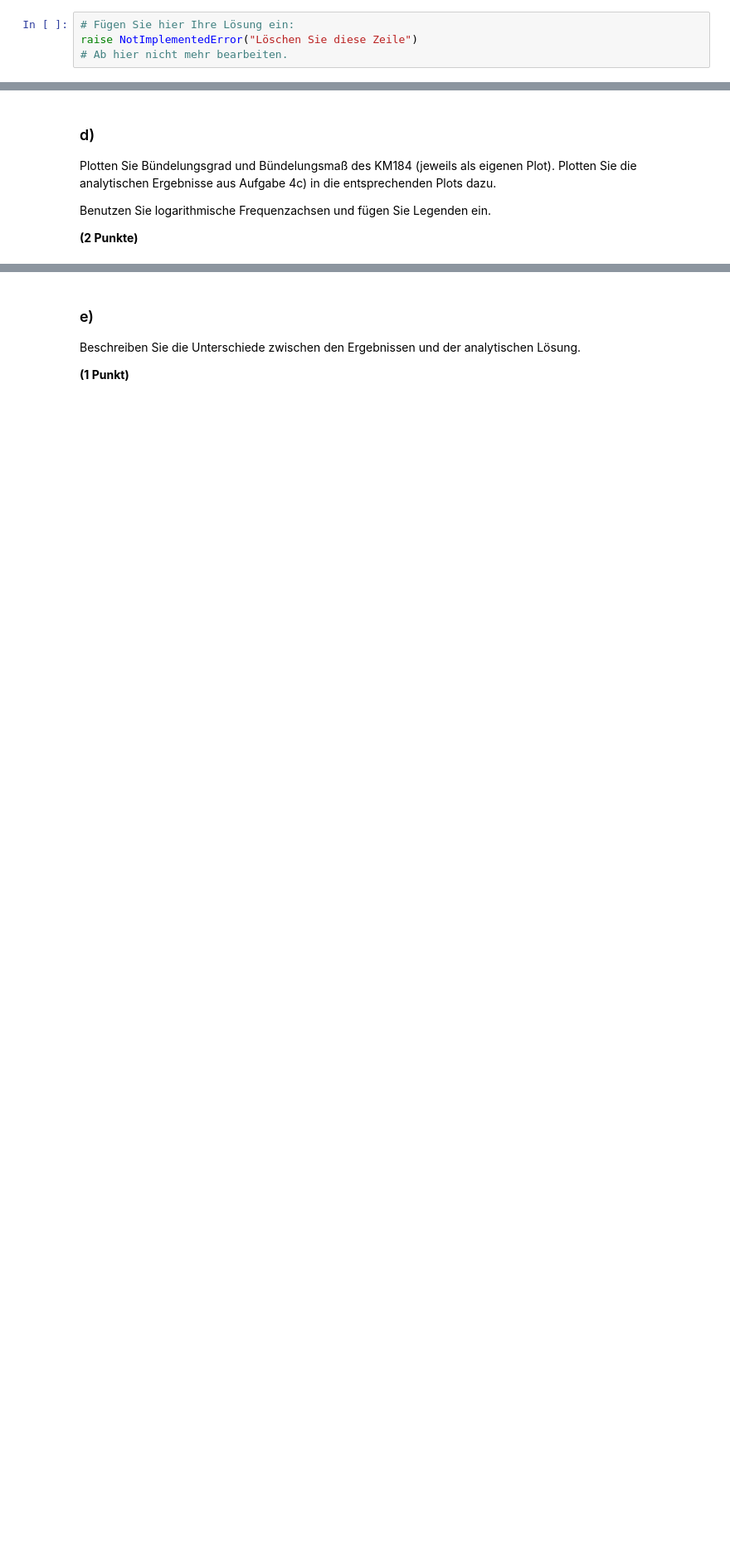
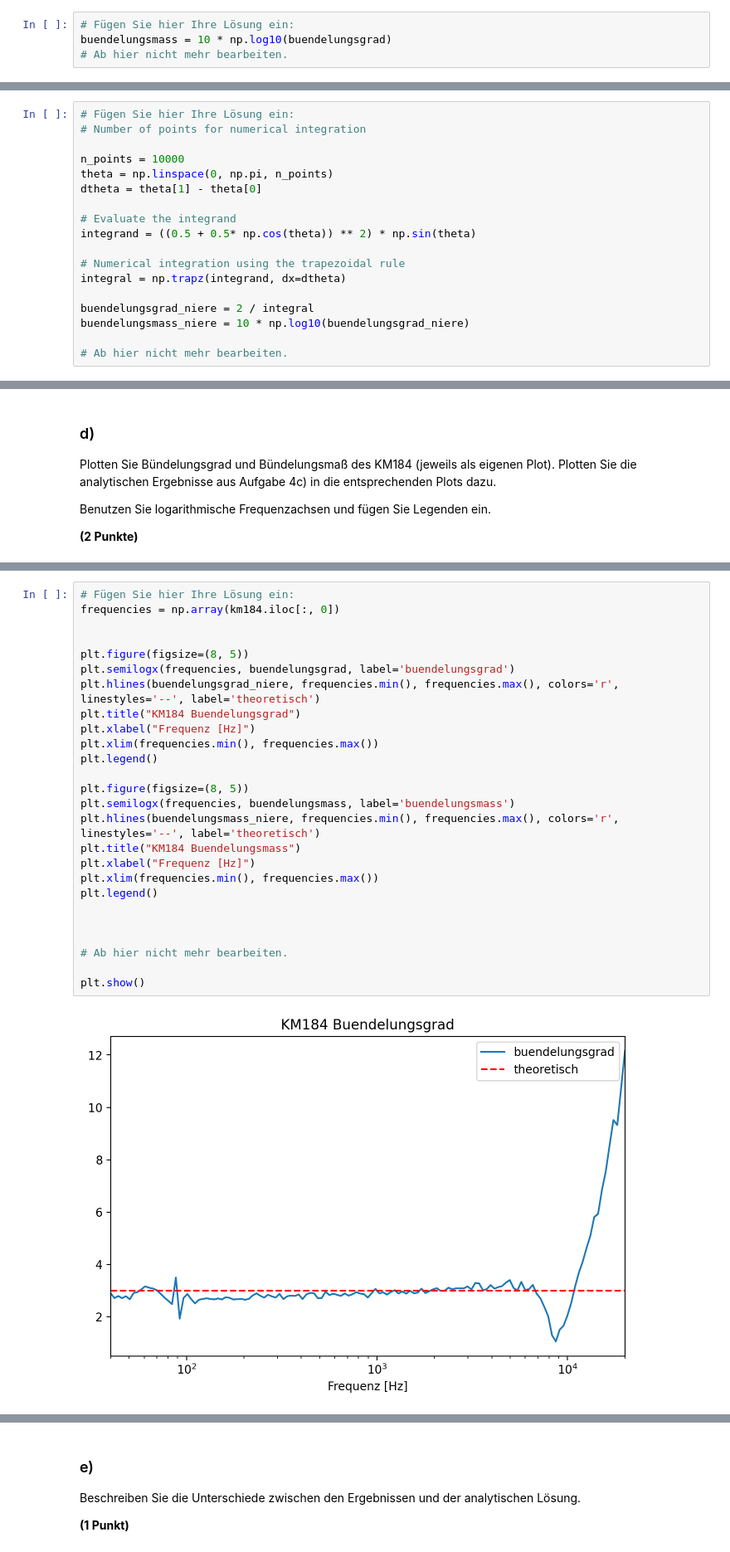
Before and after one commit to Comrad3J/Elektroakustik-SoSe2025-GruppeN, a Jupyter notebook: hausaufgabe_1/Elektroakustik_HA1.ipynb, the cells around one changed output, grey strips where cells are left out. Shown at 83% size. Cells and saved outputs as stored; diff of their text form; blank space fills up the shorter version.

```diff
--- a/hausaufgabe_1/Elektroakustik_HA1.ipynb
+++ b/hausaufgabe_1/Elektroakustik_HA1.ipynb
@@ -409,7 +418,7 @@ Berechnen Sie das Bündelungsmaß $d(f)$ des KM 184. Speichern Sie die Werte in
 **(1 Punkt)**
 # %%
 # Fügen Sie hier Ihre Lösung ein:
-raise NotImplementedError("Löschen Sie diese Zeile")
+buendelungsmass = 10 * np.log10(buendelungsgrad)
 # Ab hier nicht mehr bearbeiten.
 # %%
 # DIESE ZELLE NICHT BEARBEITEN
@@ -440,3 +445,21 @@ raise NotImplementedError("Löschen Sie diese Zeile")
+# %%
+# Fügen Sie hier Ihre Lösung ein:
+# Number of points for numerical integration
+
+n_points = 10000
+theta = np.linspace(0, np.pi, n_points)
+dtheta = theta[1] - theta[0]
+
+# Evaluate the integrand
+integrand = ((0.5 + 0.5* np.cos(theta)) ** 2) * np.sin(theta)
+
+# Numerical integration using the trapezoidal rule
+integral = np.trapz(integrand, dx=dtheta)
+
+buendelungsgrad_niere = 2 / integral
+buendelungsmass_niere = 10 * np.log10(buendelungsgrad_niere)
+
+# Ab hier nicht mehr bearbeiten.
 # %%
 # DIESE ZELLE NICHT BEARBEITEN
 ### BEGIN TESTS
@@ -459,0 +480,28 @@ plt.show()
+# %%
+# Fügen Sie hier Ihre Lösung ein:
+frequencies = np.array(km184.iloc[:, 0])
+
+
+plt.figure(figsize=(8, 5))
+plt.semilogx(frequencies, buendelungsgrad, label='buendelungsgrad')
+plt.hlines(buendelungsgrad_niere, frequencies.min(), frequencies.max(), colors='r', linestyles='--', label='theoretisch')
+plt.title("KM184 Buendelungsgrad")
+plt.xlabel("Frequenz [Hz]")
+plt.xlim(frequencies.min(), frequencies.max())
+plt.legend()
+
+plt.figure(figsize=(8, 5))
+plt.semilogx(frequencies, buendelungsmass, label='buendelungsmass')
+plt.hlines(buendelungsmass_niere, frequencies.min(), frequencies.max(), colors='r', linestyles='--', label='theoretisch')
+plt.title("KM184 Buendelungsmass")
+plt.xlabel("Frequenz [Hz]")
+plt.xlim(frequencies.min(), frequencies.max())
+plt.legend()
+
+
+
+# Ab hier nicht mehr bearbeiten.
+
+plt.show()
+# %% [output]
+[figure, added]
```
Also changed, not shown: parts of 9 cells of this notebook.
